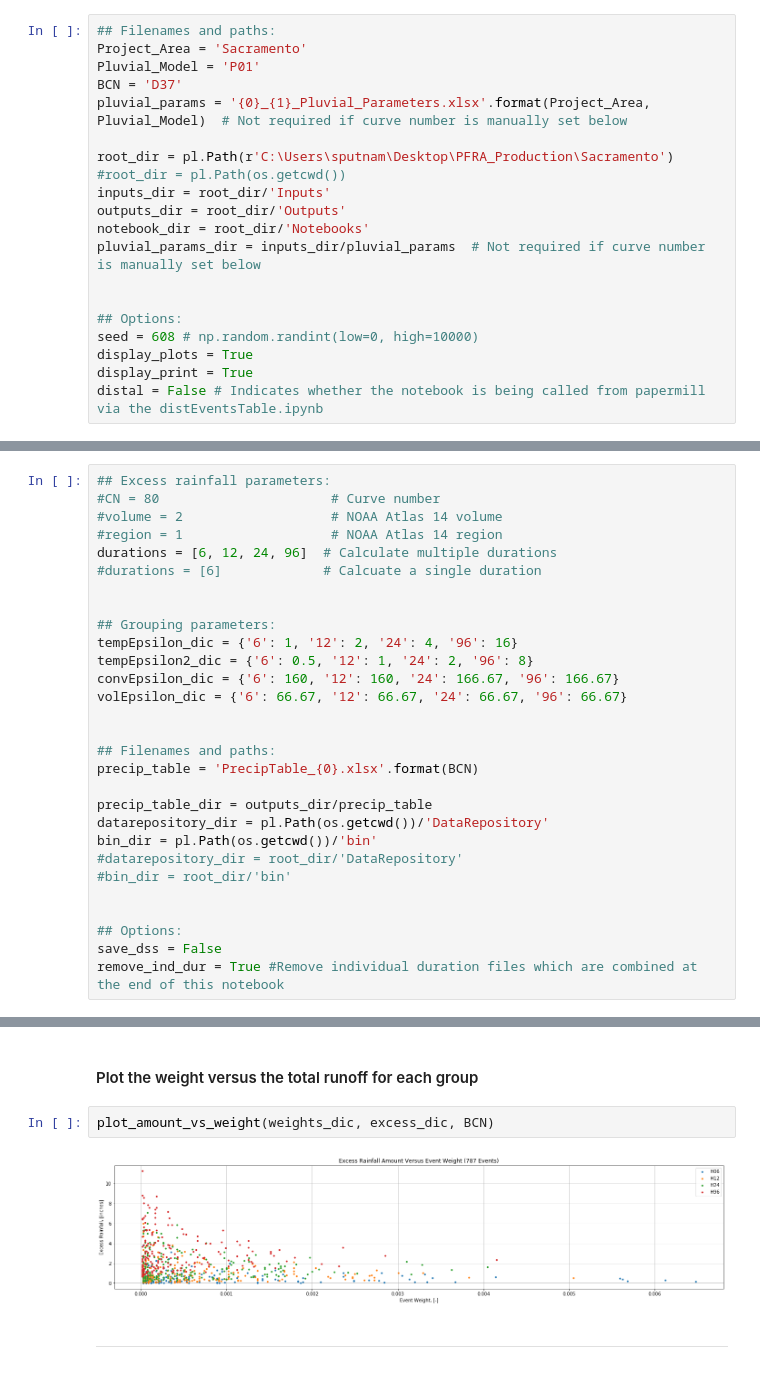
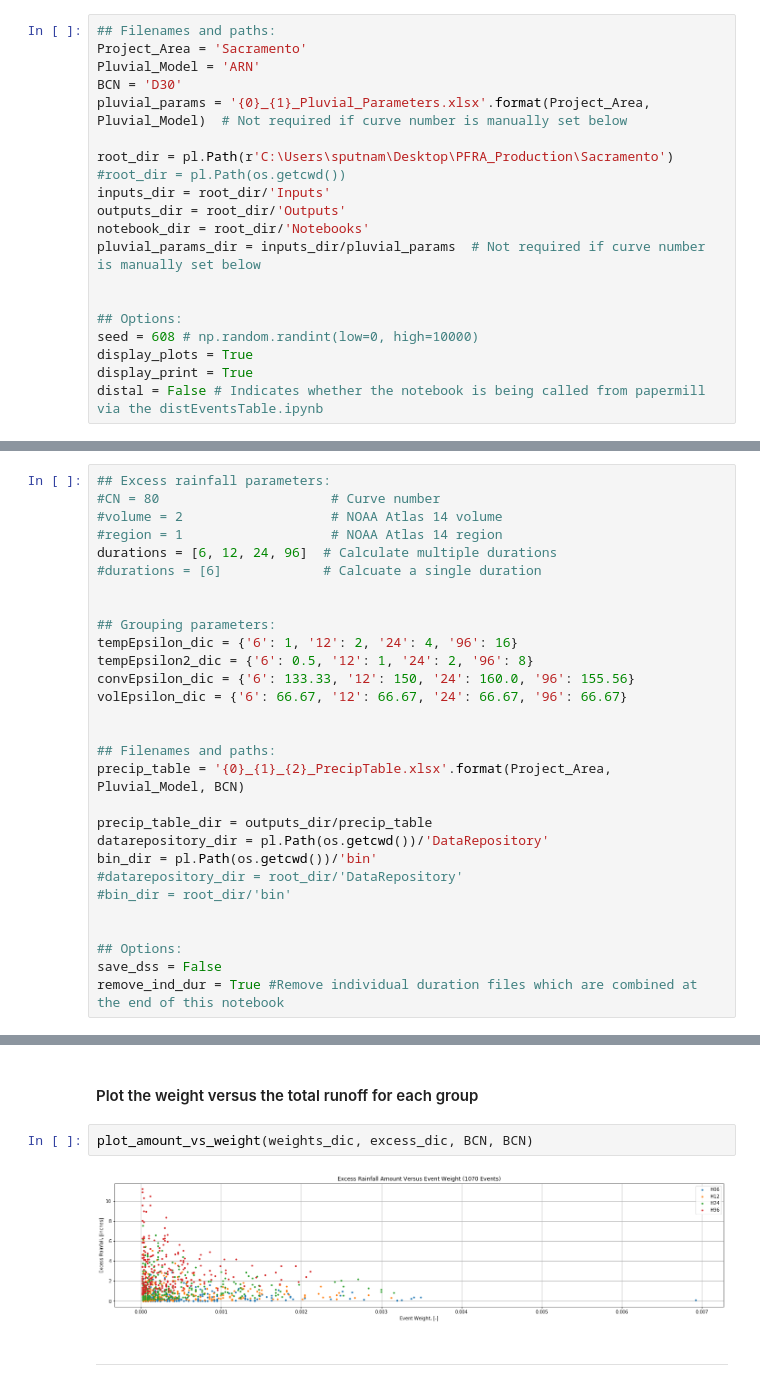
Before and after one commit to Dewberry/pfra-hydromet, a Jupyter notebook: PM-EventsTable.ipynb, the cells around one changed output, grey strips where cells are left out. Cells and saved outputs as stored; diff of their text form.

```diff
--- a/PM-EventsTable.ipynb
+++ b/PM-EventsTable.ipynb
@@ -13,8 +13,8 @@ from hydromet import*
 # %%
 ## Filenames and paths:
 Project_Area = 'Sacramento'
-Pluvial_Model = 'P01'
-BCN = 'D37'
+Pluvial_Model = 'ARN'
+BCN = 'D30'
 pluvial_params = '{0}_{1}_Pluvial_Parameters.xlsx'.format(Project_Area, Pluvial_Model)  # Not required if curve number is manually set below
 
 root_dir = pl.Path(r'C:\Users\sputnam\Desktop\PFRA_Production\Sacramento')
@@ -48,12 +48,12 @@ durations = [6, 12, 24, 96]  # Calculate multiple durations
 ## Grouping parameters:
 tempEpsilon_dic = {'6': 1, '12': 2, '24': 4, '96': 16}
 tempEpsilon2_dic = {'6': 0.5, '12': 1, '24': 2, '96': 8}
-convEpsilon_dic = {'6': 160, '12': 160, '24': 166.67, '96': 166.67}
+convEpsilon_dic = {'6': 133.33, '12': 150, '24': 160.0, '96': 155.56}
 volEpsilon_dic = {'6': 66.67, '12': 66.67, '24': 66.67, '96': 66.67}
 
 
 ## Filenames and paths:
-precip_table = 'PrecipTable_{0}.xlsx'.format(BCN)
+precip_table = '{0}_{1}_{2}_PrecipTable.xlsx'.format(Project_Area, Pluvial_Model, BCN)
 
 precip_table_dir = outputs_dir/precip_table
 datarepository_dir = pl.Path(os.getcwd())/'DataRepository'
@@ -158,9 +158,9 @@ with open(outputs_dir/'{0}_{1}_{2}_Metadata.json'.format(Project_Area, Pluvial_M
 # %% [markdown]
 #### Plot the weight versus the total runoff for each group
 # %%
-plot_amount_vs_weight(weights_dic, excess_dic, BCN)
+plot_amount_vs_weight(weights_dic, excess_dic, BCN, BCN)
 # %% [output]
-[figure, old version]
+[figure, new version]
 # %% [markdown]
 ---
 # %% [markdown]
```
Also changed, not shown: parts of 2 cells of this notebook, 1 other file.
